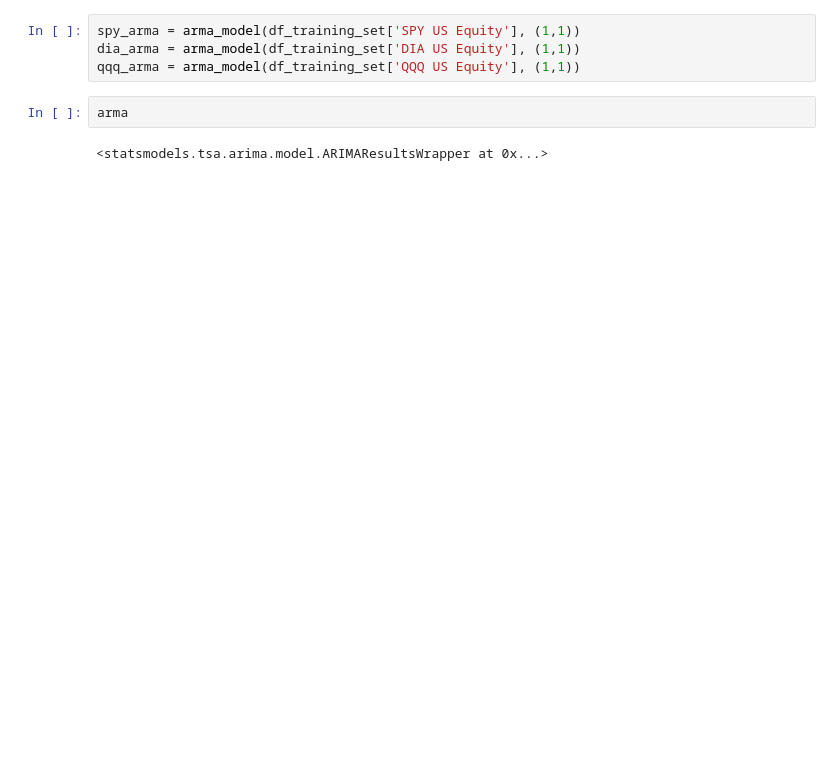
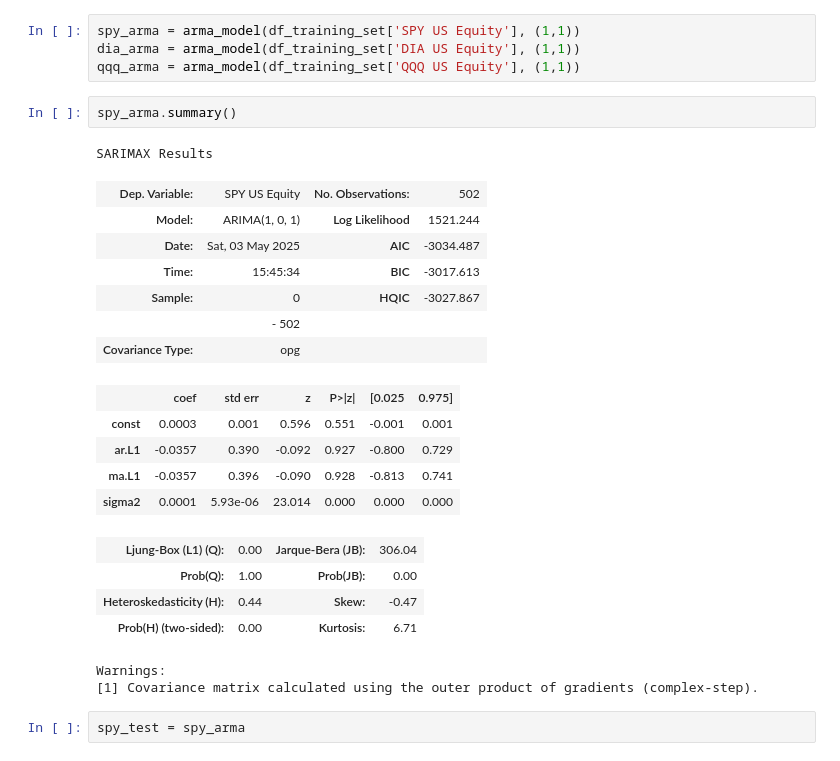
Before and after one commit to lincecile/Neural-network-copula-portfolio-optimization, a Jupyter notebook: test.ipynb, the cells around one changed output. Drawn from its saved outputs; the diff is of its cells as text; blank space fills up the shorter version.

```diff
--- a/test.ipynb
+++ b/test.ipynb
@@ -26,7 +96,27 @@ df_training_set
 spy_arma = arma_model(df_training_set['SPY US Equity'], (1,1))
 dia_arma = arma_model(df_training_set['DIA US Equity'], (1,1))
 qqq_arma = arma_model(df_training_set['QQQ US Equity'], (1,1))
+# %%
+spy_arma.summary()
+# %% [output]
+SARIMAX Results
+| Dep. Variable: | SPY US Equity | No. Observations: | 502 |
+| Model: | ARIMA(1, 0, 1) | Log Likelihood | 1521.244 |
+| Date: | Sat, 03 May 2025 | AIC | -3034.487 |
+| Time: | 15:45:34 | BIC | -3017.613 |
+| Sample: | 0 | HQIC | -3027.867 |
+|  | - 502 |  |  |
+| Covariance Type: | opg |  |  |
+|  | coef | std err | z | P>|z| | [0.025 | 0.975] |
+| const | 0.0003 | 0.001 | 0.596 | 0.551 | -0.001 | 0.001 |
+| ar.L1 | -0.0357 | 0.390 | -0.092 | 0.927 | -0.800 | 0.729 |
+| ma.L1 | -0.0357 | 0.396 | -0.090 | 0.928 | -0.813 | 0.741 |
+| sigma2 | 0.0001 | 5.93e-06 | 23.014 | 0.000 | 0.000 | 0.000 |
+| Ljung-Box (L1) (Q): | 0.00 | Jarque-Bera (JB): | 306.04 |
+| Prob(Q): | 1.00 | Prob(JB): | 0.00 |
+| Heteroskedasticity (H): | 0.44 | Skew: | -0.47 |
+| Prob(H) (two-sided): | 0.00 | Kurtosis: | 6.71 |
+Warnings:
+[1] Covariance matrix calculated using the outer product of gradients (complex-step).
 # %%
-arma
+spy_test = spy_arma
-# %% [output]
-<statsmodels.tsa.arima.model.ARIMAResultsWrapper at 0x...>
```
Also changed, not shown: parts of 6 cells of this notebook, 2 other files.
